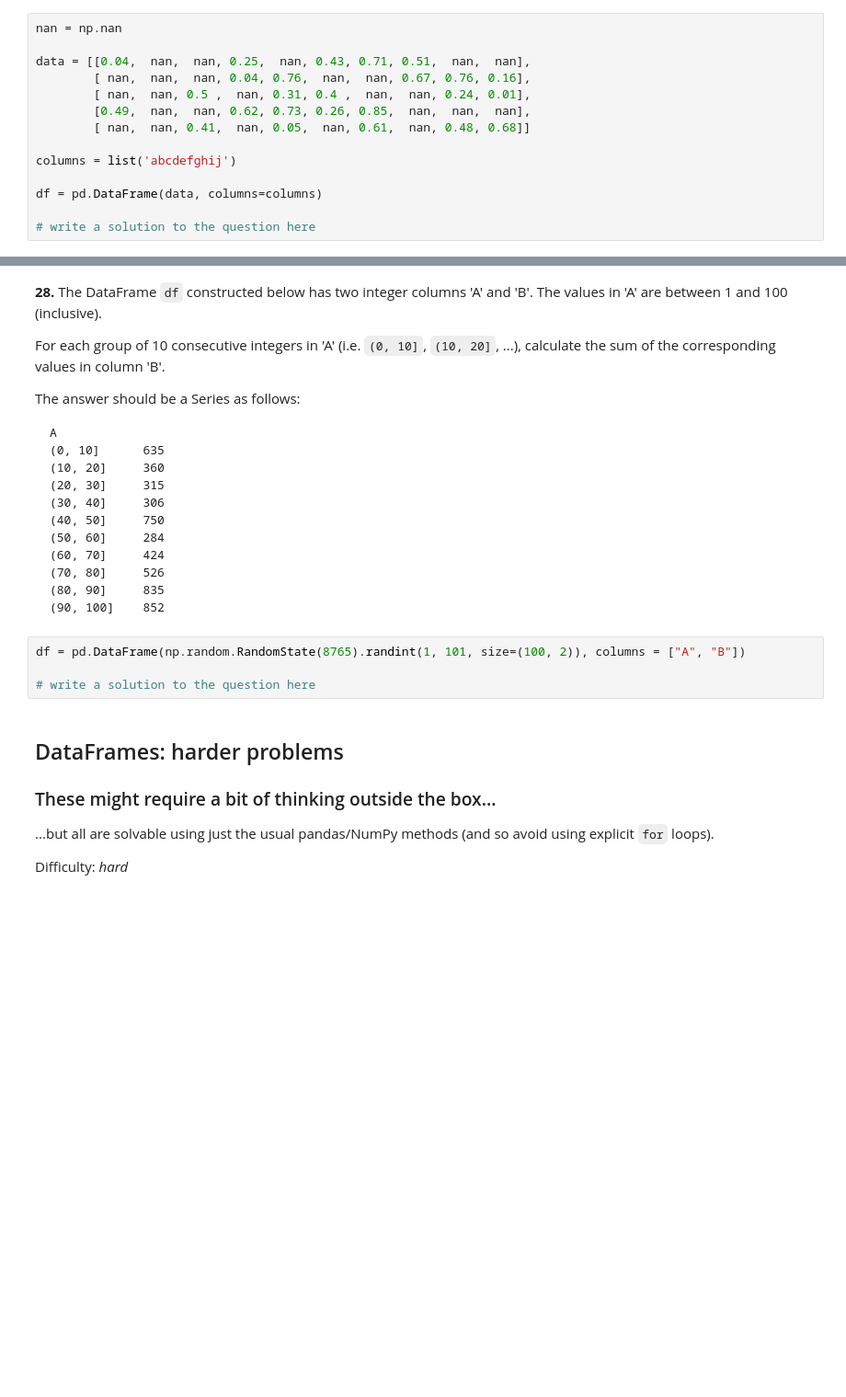
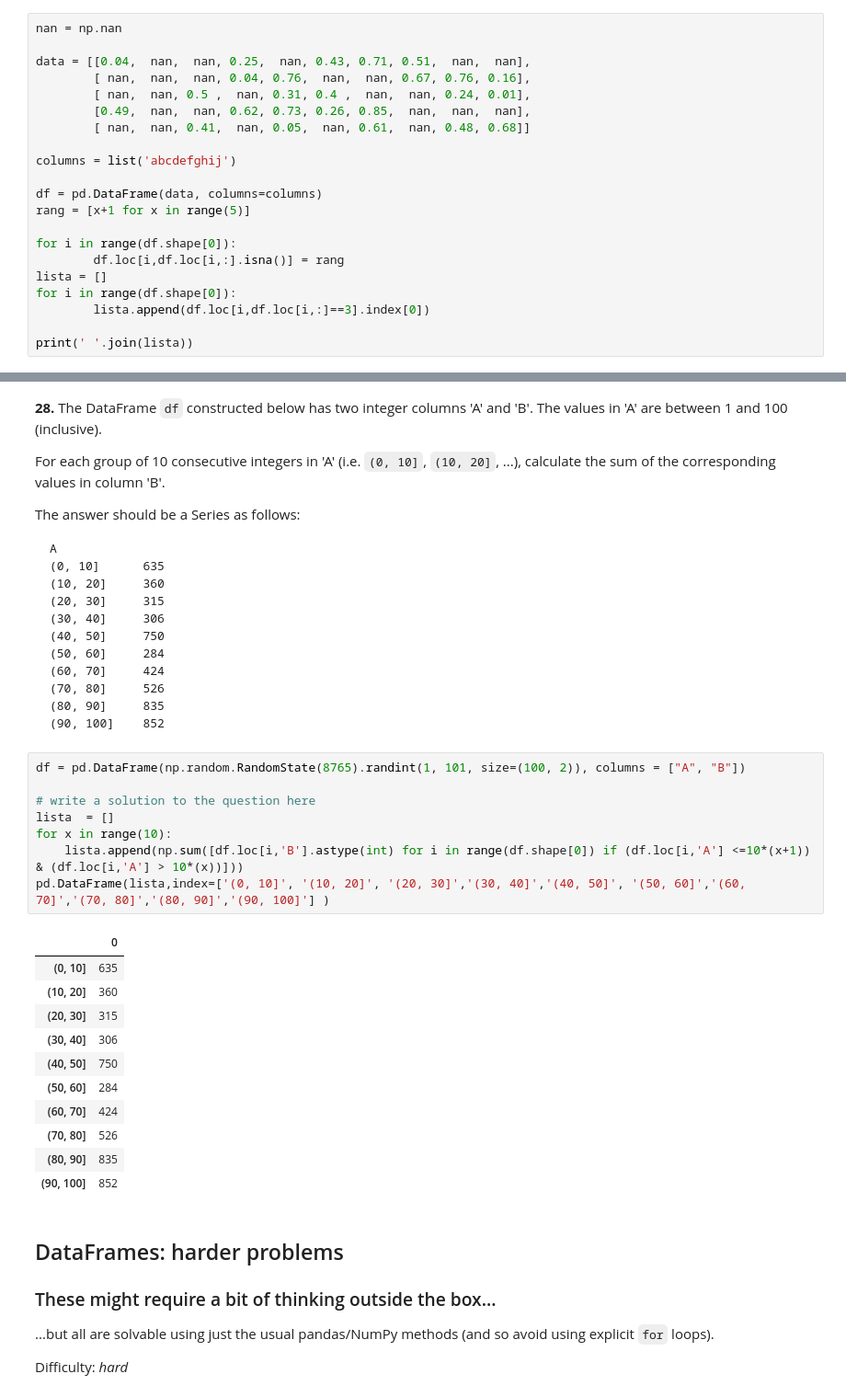
Before and after one commit to haroldeustaquio/Python-Coding-Challenges, a Jupyter notebook: 100 Pandas Puzzles/100-pandas-puzzles.ipynb, the cells around one changed output, grey strips where cells are left out. Shown at 92% size. Saved outputs shown, nothing was run; the diff lists cells and outputs as text; blank space fills up the shorter version.

````diff
--- a/100 Pandas Puzzles/100-pandas-puzzles.ipynb
+++ b/100 Pandas Puzzles/100-pandas-puzzles.ipynb
@@ -275,8 +236,15 @@ data = [[0.04,  nan,  nan, 0.25,  nan, 0.43, 0.71, 0.51,  nan,  nan],
 columns = list('abcdefghij')
 
 df = pd.DataFrame(data, columns=columns)
+rang = [x+1 for x in range(5)]
 
-# write a solution to the question here
+for i in range(df.shape[0]):
+        df.loc[i,df.loc[i,:].isna()] = rang
+lista = []
+for i in range(df.shape[0]):
+        lista.append(df.loc[i,df.loc[i,:]==3].index[0])
+
+print(' '.join(lista))
 # %% [markdown]
 **27.** A DataFrame has a column of groups 'grps' and and column of integer values 'vals':
 
@@ -316,10 +295,26 @@ A
 (80, 90]     835
 (90, 100]    852
 ```
-# %%
-df = pd.DataFrame(np.random.RandomState(8765).randint(1, 101, size=(100, 2)), columns = ["A", "B"])
-
-# write a solution to the question here
+# %%
+df = pd.DataFrame(np.random.RandomState(8765).randint(1, 101, size=(100, 2)), columns = ["A", "B"])
+
+# write a solution to the question here
+lista  = []
+for x in range(10):
+    lista.append(np.sum([df.loc[i,'B'].astype(int) for i in range(df.shape[0]) if (df.loc[i,'A'] <=10*(x+1)) & (df.loc[i,'A'] > 10*(x))]))
+pd.DataFrame(lista,index=['(0, 10]', '(10, 20]', '(20, 30]','(30, 40]','(40, 50]', '(50, 60]','(60, 70]','(70, 80]','(80, 90]','(90, 100]'] )
+# %% [output]
+|  | 0 |
+| (0, 10] | 635 |
+| (10, 20] | 360 |
+| (20, 30] | 315 |
+| (30, 40] | 306 |
+| (40, 50] | 750 |
+| (50, 60] | 284 |
+| (60, 70] | 424 |
+| (70, 80] | 526 |
+| (80, 90] | 835 |
+| (90, 100] | 852 |
 # %% [markdown]
 ## DataFrames: harder problems
 
````
Also changed, not shown: parts of 7 cells of this notebook.
